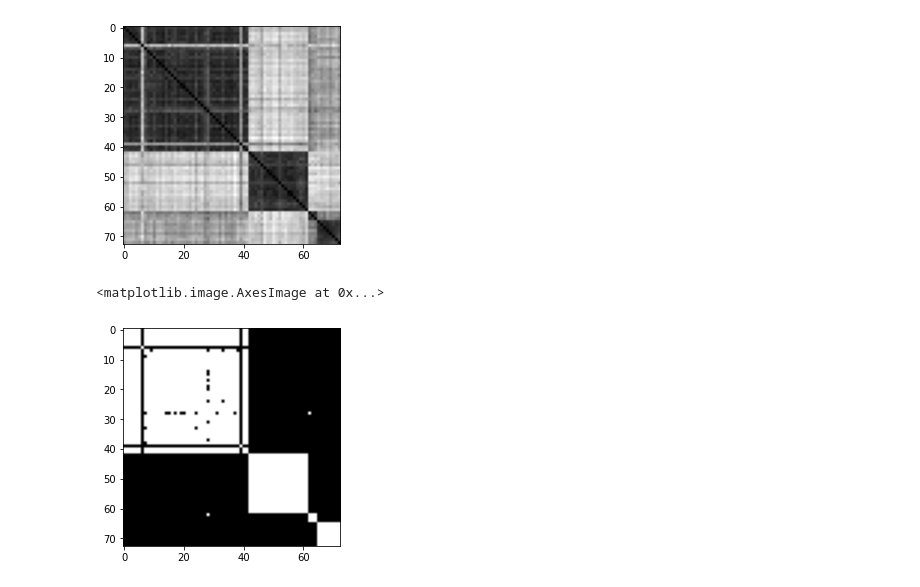
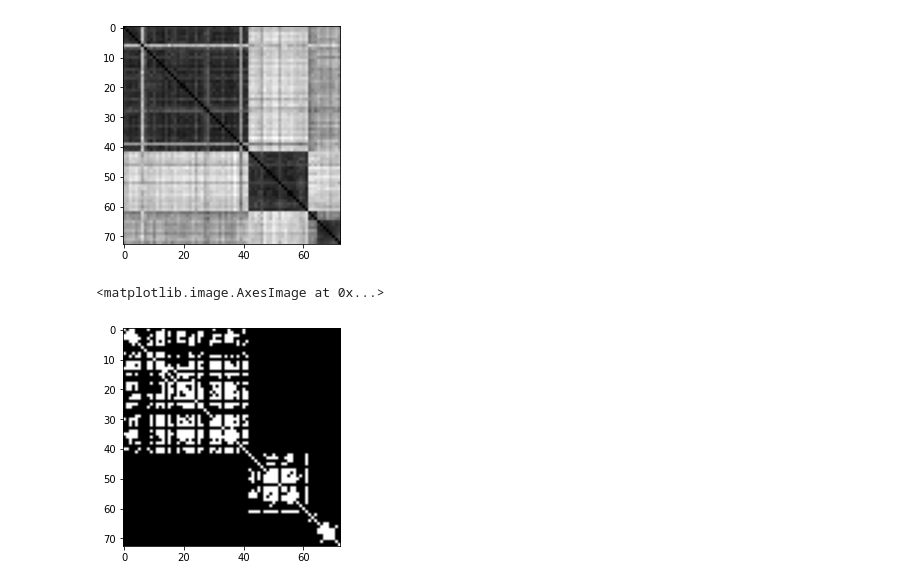
Before and after one commit to mfilipak/FILIPAK-DATA-SCIENCE, a Jupyter notebook: DIA7.ipynb, the cells around one changed output. Saved outputs shown, nothing was run; the diff lists cells and outputs as text; code cells hidden in the pictures.

```diff
--- a/DIA7.ipynb
+++ b/DIA7.ipynb
@@ -250,24 +312,22 @@ model = Sequential()
 # Since one of the spatial dimensions (5) is much smaller than the other,
 # you might want to use a kernel that spans the entire width of 5
 # and only moves along the height (1000).
-model.add(Conv2D(filters=64, kernel_size=(30, 5), activation='relu', input_shape=(1000, 5, 1)))
-model.add(Conv2D(filters=64, kernel_size=(30, 1), activation='relu'))
-model.add(Conv2D(filters=64, kernel_size=(30, 1), activation='relu'))
-model.add(Conv2D(filters=64, kernel_size=(30, 1), activation='relu'))
-model.add(Conv2D(filters=64, kernel_size=(30, 1), activation='relu'))
+model.add(Conv2D(filters=1, kernel_size=(50, 5), activation='relu', input_shape=(1000, 5, 1)))
+for _ in range(9):
+    model.add(Conv2D(filters=1, kernel_size=(100, 1), activation='relu'))
 
 # Flatten the output of the conv layers to feed into the dense layers
 model.add(Flatten())
 
 # Add two dense layers
-#model.add(Dense(100, activation='relu'))
-#model.add(Dense(50, activation='relu'))
+model.add(Dense(100, activation='relu'))
+model.add(Dense(50, activation='relu'))
 
 # Output layer with 20 units
-#model.add(Dense(20, activation='softmax'))  # Use softmax for classification or another activation for regression
+model.add(Dense(1))  # Use softmax for classification or another activation for regression
 
 # Compile the model
-#model.compile(optimizer='adam', loss='categorical_crossentropy')  # Use the appropriate loss function for your task
+model.compile(optimizer='adam', loss='mse')  # Use the appropriate loss function for your task
 
 model.summary()
 # %% [output]
@@ -375,3 +546,7 @@ for k in list(faces.keys()):
 faces.keys()
 # %% [output]
 dict_keys(['Aaron_Peirsol', 'Aaron_Sorkin', 'Abdel_Nasser_Assidi', 'Abdoulaye_Wade', 'Abdullah', 'Abdullah_al-Attiyah', 'Abdullah_Gul', 'Abdullatif_Sener', 'Abel_Pacheco', 'Abid_Hamid_Mahmud_Al-Tikrit ...
+# %%
+for f in faces["Arnold_Schwarzenegger"][:10]:
+    plt.imshow(cv2.imread(f)[...,::-1])
+    plt.show()
@@ -417,7 +607,7 @@ plt.imshow(np.array([ ((embs-_)**2).sum(axis=1) for _ in embs]), cmap="gray")
 <matplotlib.image.AxesImage at 0x...>
 [figure]
 # %%
-plt.imshow(np.array([ ((embs-_)**2).sum(axis=1) for _ in embs])<0.4, cmap="gray")
+plt.imshow(np.array([ ((embs-_)**2).sum(axis=1) for _ in embs])<0.2, cmap="gray")
 # %% [output]
 <matplotlib.image.AxesImage at 0x...>
-[figure, old version]
+[figure, new version]
```
Also changed, not shown: parts of 29 cells of this notebook.
